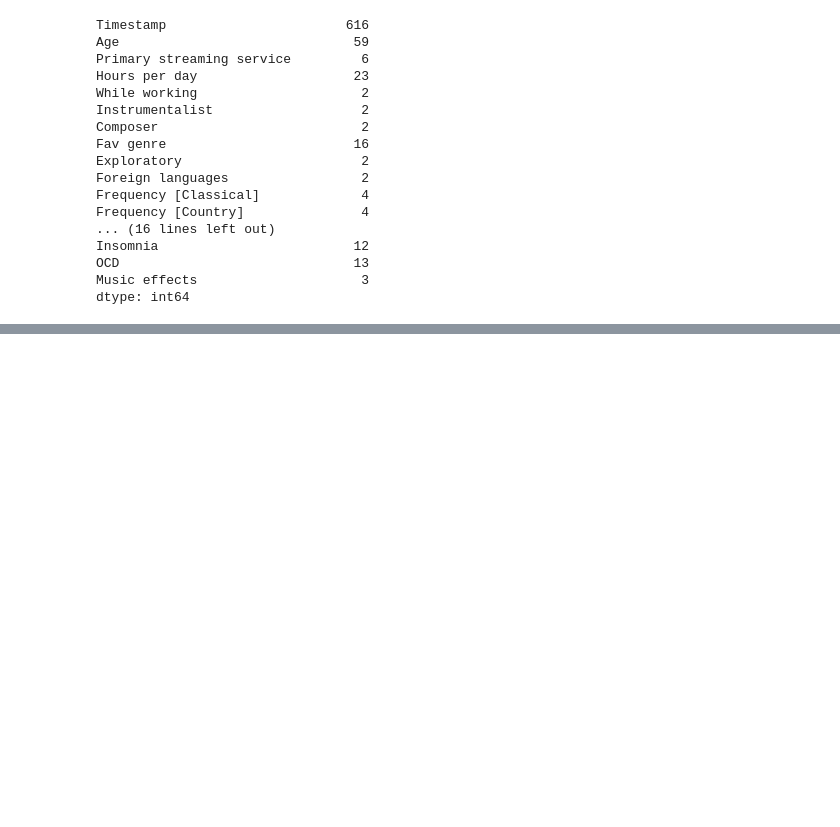
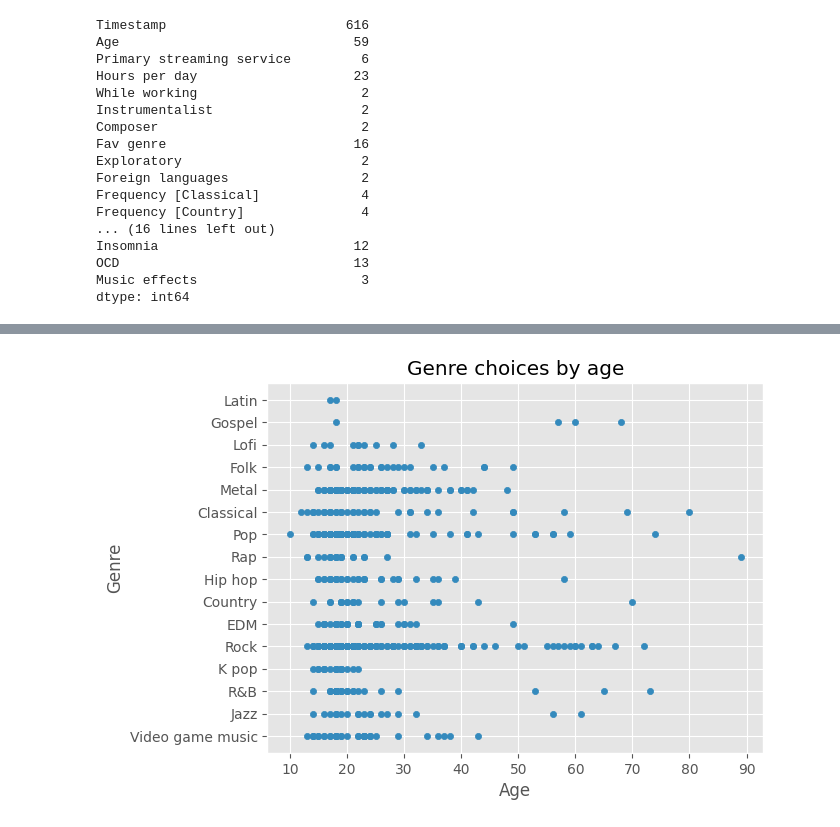
Before and after one commit to Aurume/muzika, a Jupyter notebook: muzika.ipynb, the cells around one changed output, grey strips where cells are left out. Cells and saved outputs as stored; diff of their text form; code cells hidden in the pictures; blank space fills up the shorter version.

```diff
--- a/muzika.ipynb
+++ b/muzika.ipynb
@@ -303,0 +341,10 @@ dtype: int64
+# %%
+#Amžiaus pasiskirstymas pagal žanrus? Kokio amžiaus, ką klauso?
+ax = apklausa.plot(kind='scatter',
+                   x='Age',
+                   y='Genre',
+                   title='Genre choices by age')
+
+plt.show()
+# %% [output]
+[figure, added]
```
Also changed, not shown: parts of 15 cells of this notebook.
